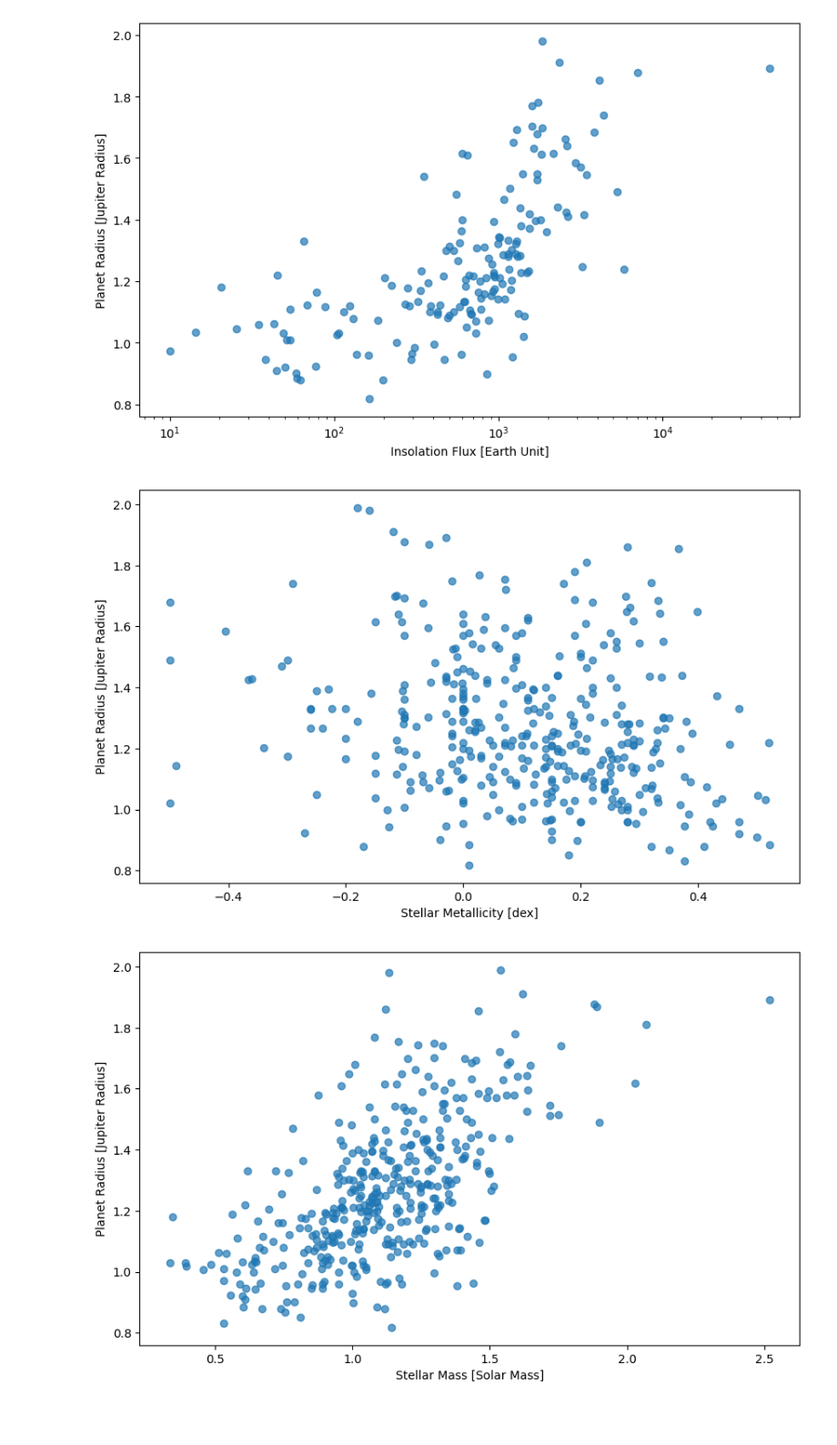
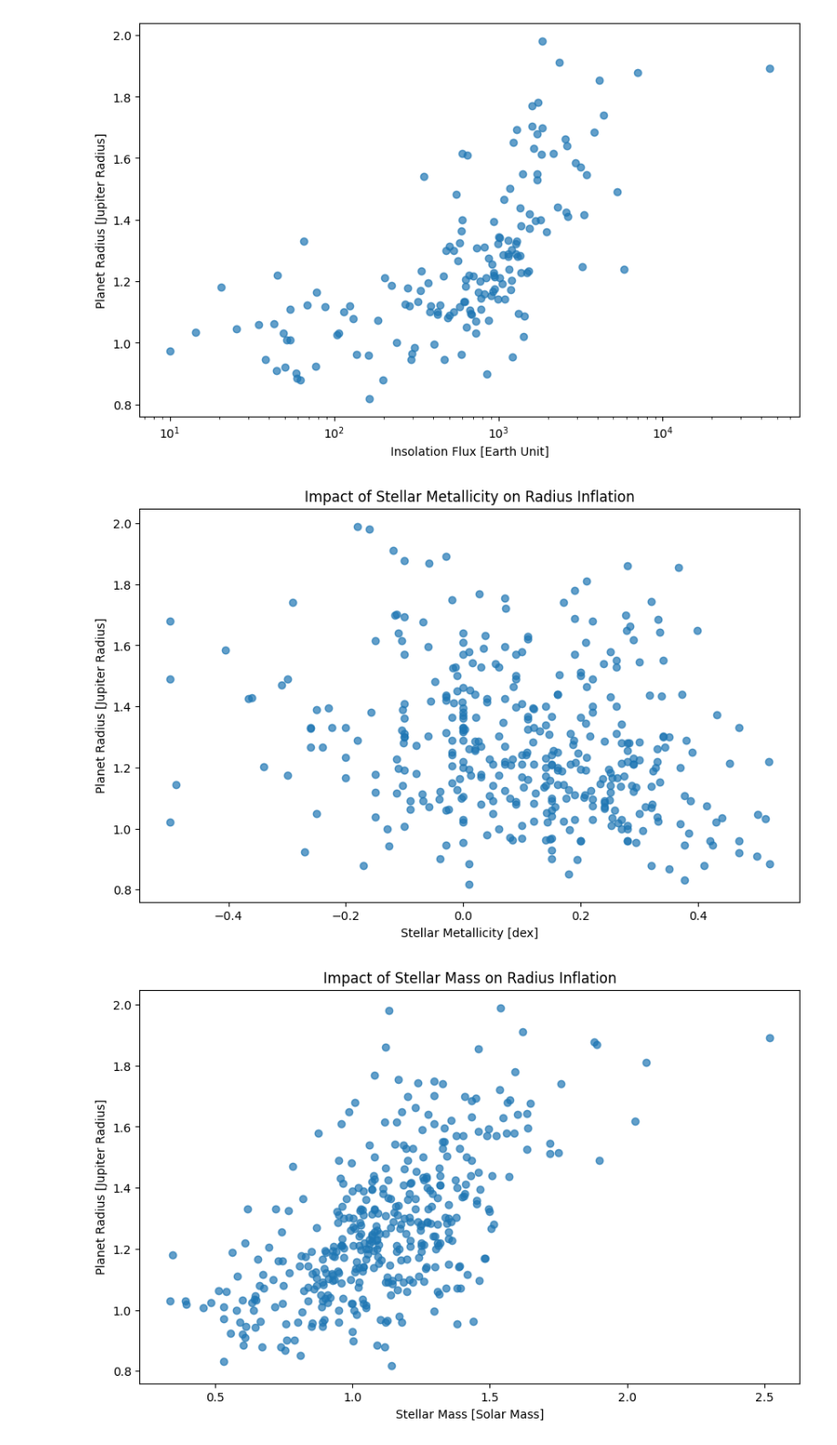
Before and after one commit to helenayn/PHYS2116-computational_assignment, a Jupyter notebook: Hot_Jupiters.ipynb, the cells around one changed output. Shown at 91% size. Drawn from its saved outputs; the diff is of its cells as text; code cells hidden in the pictures; blank space fills up the shorter version.

```diff
--- a/Hot_Jupiters.ipynb
+++ b/Hot_Jupiters.ipynb
@@ -1,29 +1,33 @@
 # %%
 import pandas as pd
 import matplotlib.pyplot as plt
+
 
 # Load data from downloaded file
 data = pd.read_csv('NASA_data.csv', comment='#')
 
 print(data.info())
-#print(data.columns)
+print(data.columns)
 
 #keep only default measurements for each planet since the nasa table contains each planet multiple times
 data = data[data['default_flag'] == 1]
-# retrieve Radius, oribital period, stellar properties (effective temp, metallicity, mass), equilibrium temperature
-filtered_cols = ['pl_name', 'pl_radj', 'pl_orbper', 'pl_eqt', 'pl_insol', 'pl_massj', 'st_teff', 'st_met', 'st_mass']
+
+print(data.info())
+# retrieve Radius, oribital period,equilibrium temperature, insolation flux, mass, orbit distance and
+# stellar properties (effective temp, metallicity, mass)
+filtered_cols = ['pl_name', 'pl_radj', 'pl_orbper', 'pl_eqt', 'pl_insol', 'pl_massj', 'pl_orbsmax', 'st_teff', 'st_met', 'st_mass']
 filtered_data = data[filtered_cols]
 #print(filtered_data)
 
 # filter for hot jupiters
-# define a hot jupiter by radius > 0,8 jupiter radius and oribal period < 10
+# define a hot jupiter by 0,8 jupiter radius < radius < 2 jupiter radius, oribal period < 10 and 0.34<mass < 11.8 jupiter mass
 hot_jupiters = filtered_data[(filtered_data['pl_orbper'] < 10) & (filtered_data['pl_radj'] > 0.8)& (filtered_data['pl_radj'] < 2) &(filtered_data['pl_massj'] < 11.8) &(filtered_data['pl_massj'] > 0.36) ]
 
 #all planets with all columns that are hot jupiters
 
 candidates = data[(filtered_data['pl_orbper'] < 10) & (filtered_data['pl_radj'] > 0.8) & (filtered_data['pl_radj'] < 2) &(filtered_data['pl_massj'] < 11.8) &(filtered_data['pl_massj'] > 0.36) ]
 #handle NaNs
-# first approach/idea: drop the whole line if radius or equilibrium temperature is missing
+# drop the whole line if radius or equilibrium temperature is missing
 hot_jupiters = hot_jupiters.dropna(subset=['pl_radj', 'pl_eqt'])
 print(hot_jupiters)
 # %% [output]
@@ -81,41 +123,56 @@ plt.figure(figsize=(10,6))
 plt.scatter(hot_jupiters['st_met'], hot_jupiters['pl_radj'], alpha= 0.7)
 plt.xlabel("Stellar Metallicity [dex]")
 plt.ylabel("Planet Radius [Jupiter Radius]")
+plt.title("Impact of Stellar Metallicity on Radius Inflation")
 plt.show()
 
 #plot radius vs stellar mass
 plt.figure(figsize=(10,6))
 plt.scatter(hot_jupiters['st_mass'], hot_jupiters['pl_radj'], alpha= 0.7)
 plt.xlabel("Stellar Mass [Solar Mass]")
 plt.ylabel("Planet Radius [Jupiter Radius]")
+plt.title("Impact of Stellar Mass on Radius Inflation")
 plt.show()
 
-
-#plt.figure(figsize=(10, 6))
-#plot Temperature vs Radius
+# plot to investigate the influence of metallicity using colourbars
 scatter = plt.scatter(hot_jupiters['pl_eqt'], hot_jupiters['pl_radj'], c=hot_jupiters['st_met'], alpha=0.7)
 #Add colourbar to explain the colours
 cbar = plt.colorbar(scatter)
 cbar.set_label('Stellar Metallicity [dex]')
 plt.xlabel("Equilibrium Temperature [K]")
 plt.ylabel("Planet Radius [Jupiter Radius]")
 plt.title("Impact of Stellar Metallicity on Radius Inflation")
-plt.grid(True, linestyle='--', alpha=0.5)
 plt.show()
 
-#plt.figure(figsize=(10, 6))
-#plot Temperature vs Radius
+#plot to investigate the influence of stellar mass using colourbars
 scatter = plt.scatter(hot_jupiters['pl_eqt'], hot_jupiters['pl_radj'], c=hot_jupiters['st_mass'], alpha=0.7)
 # Add colourbar to explain colours
 cbar = plt.colorbar(scatter)
 cbar.set_label('Stellar Mass [Solar Mass]')
 plt.xlabel("Equilibrium Temperature [K]")
 plt.ylabel("Planet Radius [Jupiter Radius]")
 plt.title("Impact of Stellar Mass on Radius Inflation")
-plt.grid(True, linestyle='--', alpha=0.5)
 plt.show()
+
+# Create a 'Metallicity Category'
+hot_jupiters['met_cat'] = pd.cut(hot_jupiters['st_met'],
+                                 bins=[-1, 0, 1],
+                                 labels=['Low Met', 'High Met'])
+
+# Group by temperature bins and metallicity category
+analysis = hot_jupiters.groupby(['met_cat', pd.cut(hot_jupiters['pl_eqt'], bins=5)])['pl_radj'].mean()
+print(analysis)
+
+#plot stellar mass vs incident flux
+plt.figure(figsize=(10,6))
+plt.scatter(hot_jupiters['st_mass'], hot_jupiters['pl_insol'], alpha= 0.7)
+plt.xlabel("Stellar Mass [Solar Mass]")
+plt.ylabel("Insolation Flux [Earth Unit]")
+plt.yscale('log')
+plt.title("Relation between Stellar Mass and Incident Flux")
+plt.show()
 # %% [output]
-[figure, old version]
+[figure, new version]
-[figure, old version]
+[figure, new version]
 [figure]
 [figure]
```
Also changed, not shown: parts of 5 cells of this notebook.
